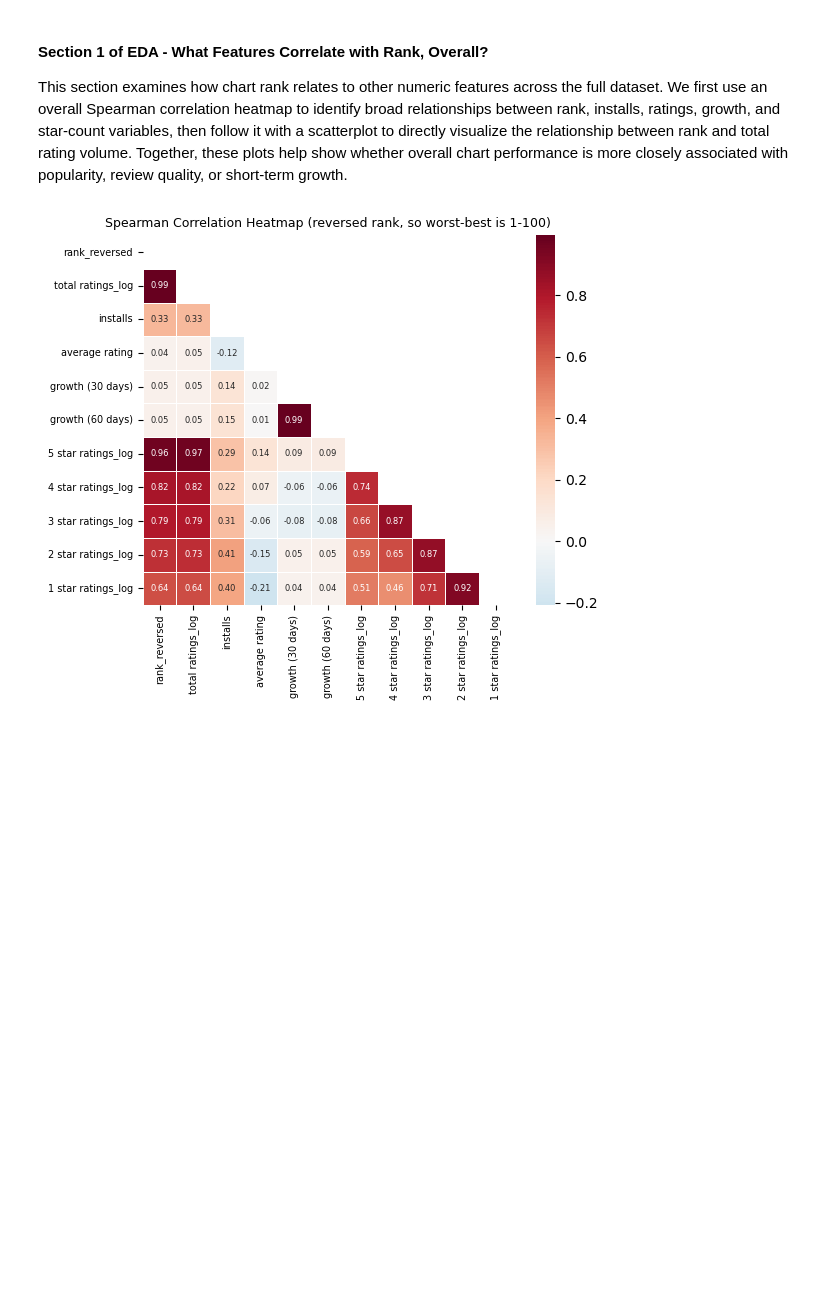
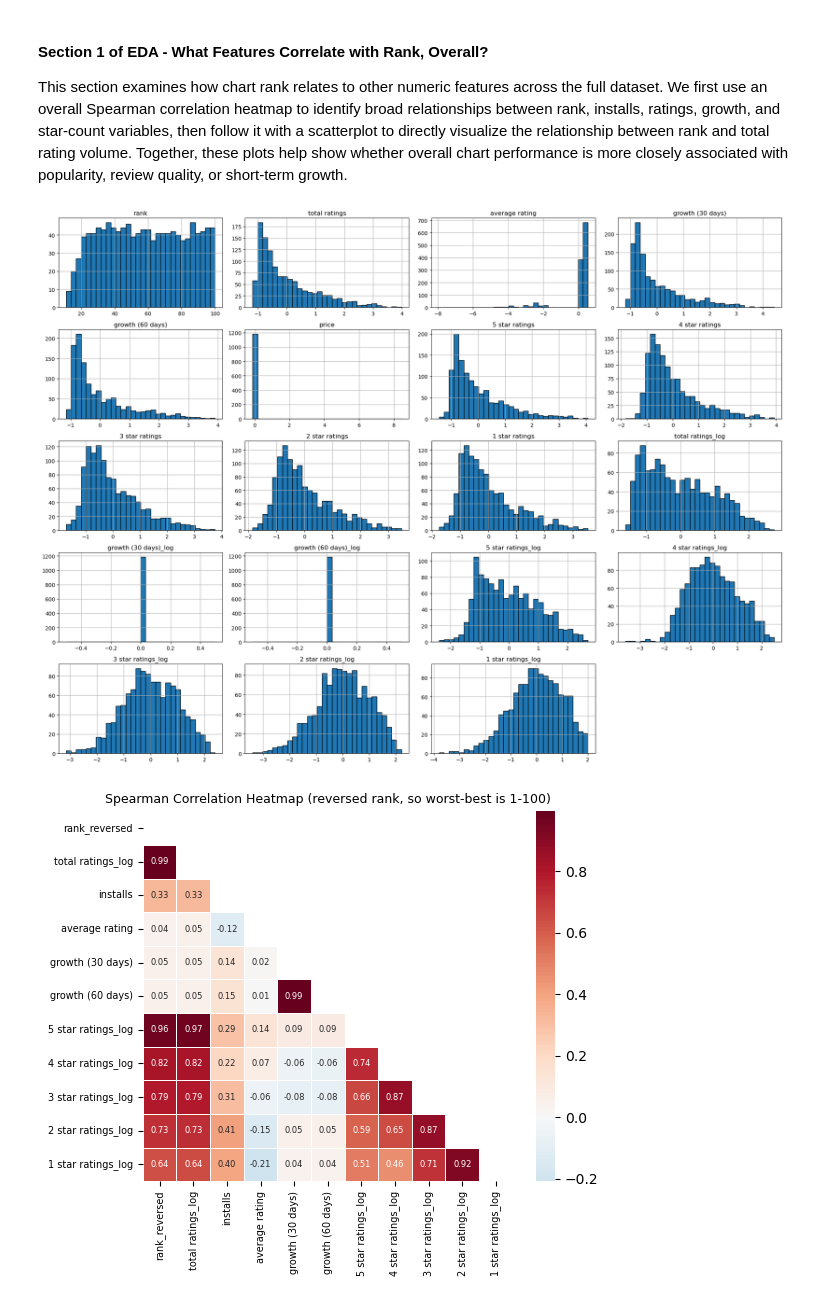
Before and after one commit to COGS108/Group066_WI26, a Jupyter notebook: 03-FinalProject.ipynb, the cells around one changed output. Drawn from its saved outputs; the diff is of its cells as text; code cells hidden in the pictures; blank space fills up the shorter version.

```diff
--- a/03-FinalProject.ipynb
+++ b/03-FinalProject.ipynb
@@ -351,6 +329,14 @@ Instructions: REPLACE the contents of this cell with your work, including any up
 #### Section 1 of EDA - What Features Correlate with Rank, Overall?
 
 This section examines how chart rank relates to other numeric features across the full dataset. We first use an overall Spearman correlation heatmap to identify broad relationships between rank, installs, ratings, growth, and star-count variables, then follow it with a scatterplot to directly visualize the relationship between rank and total rating volume. Together, these plots help show whether overall chart performance is more closely associated with popularity, review quality, or short-term growth.
+# %%
+# adding histograms for df_standardized
+
+df_standardized.hist(figsize=(20, 15), bins=30, edgecolor='black')
+plt.tight_layout()
+plt.show()
+# %% [output]
+[figure, added]
 # %%
 # Reverse rank so higher = better
 df_standardized['rank_reversed'] = df_standardized['rank'].max() + 1 - df_standardized['rank']
```
Also changed, not shown: parts of 5 cells of this notebook.
